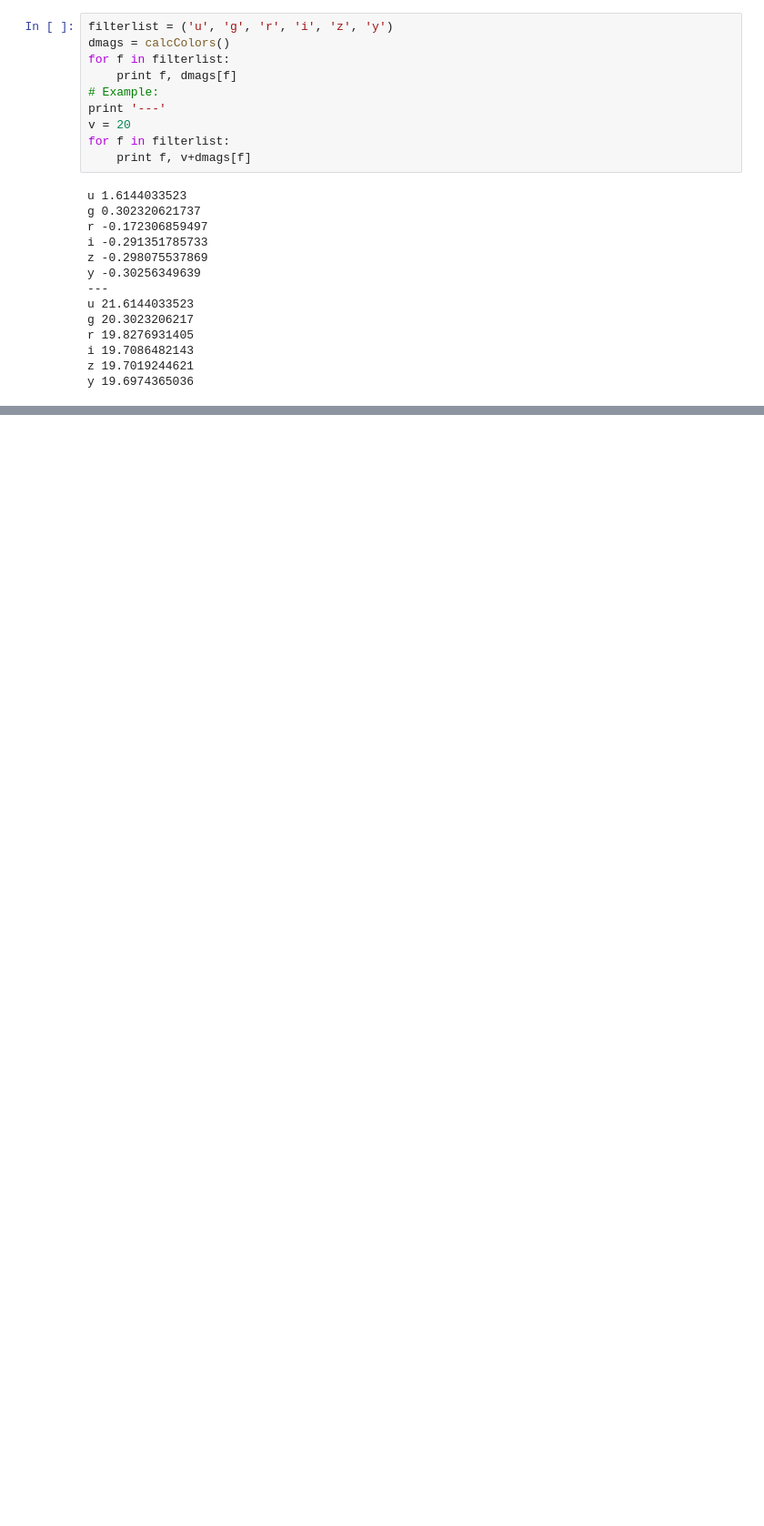
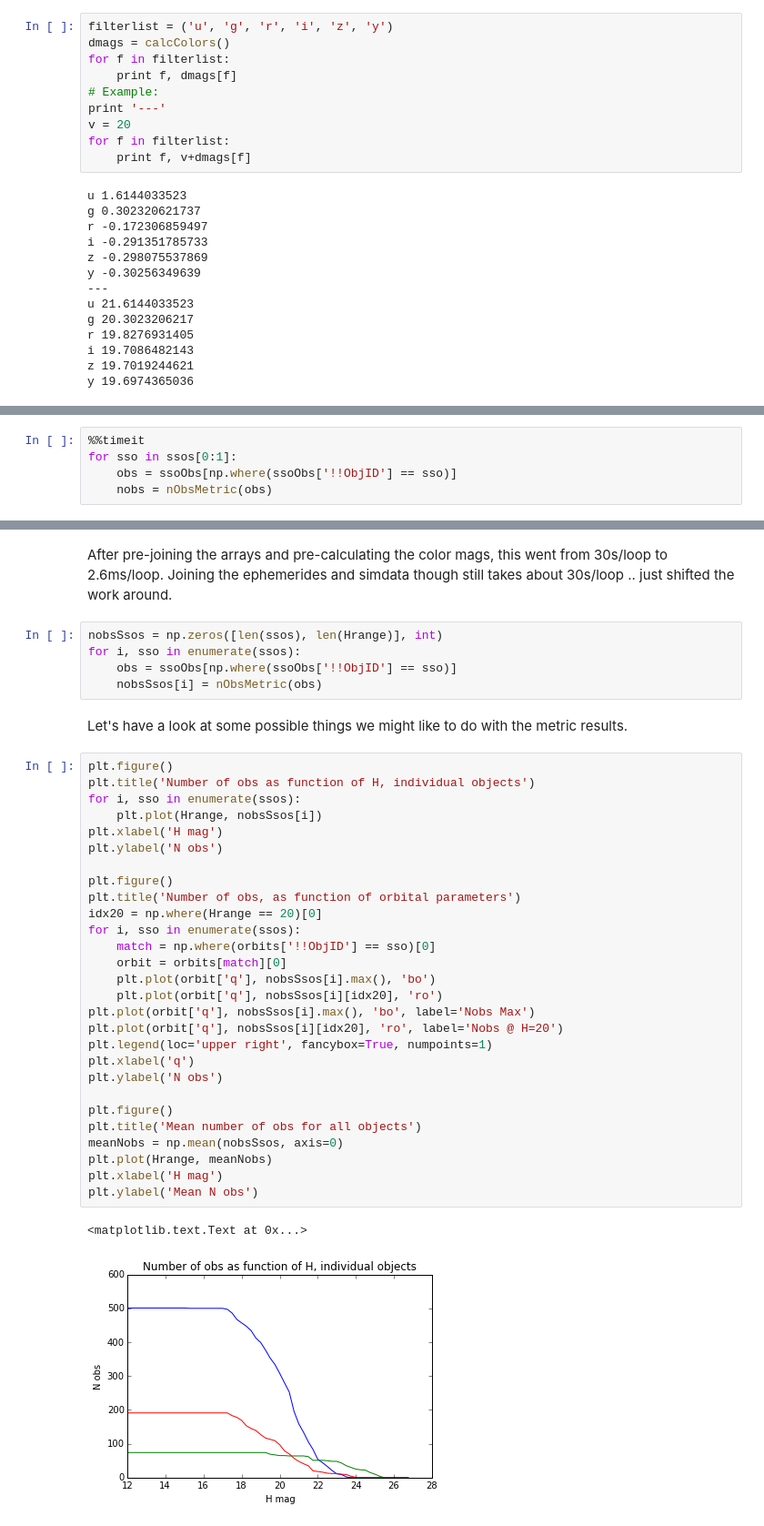
Before and after one commit to rhiannonlynne/MafSSO, a Jupyter notebook: Prototype Maf SSO detections.ipynb, the cells around one changed output, grey strips where cells are left out. Shown at 91% size. Saved outputs shown, nothing was run; the diff lists cells and outputs as text; blank space fills up the shorter version.

```diff
--- a/Prototype Maf SSO detections.ipynb
+++ b/Prototype Maf SSO detections.ipynb
@@ -377,0 +453,5 @@ y 19.6974365036
+# %%
+%%timeit
+for sso in ssos[0:1]:
+    obs = ssoObs[np.where(ssoObs['!!ObjID'] == sso)]
+    nobs = nObsMetric(obs)
@@ -377,0 +460,40 @@ y 19.6974365036
+# %% [markdown]
+After pre-joining the arrays and pre-calculating the color mags, this went from 30s/loop to 2.6ms/loop. Joining the ephemerides and simdata though still takes about 30s/loop .. just shifted the work around.
+# %%
+nobsSsos = np.zeros([len(ssos), len(Hrange)], int)
+for i, sso in enumerate(ssos):
+    obs = ssoObs[np.where(ssoObs['!!ObjID'] == sso)]
+    nobsSsos[i] = nObsMetric(obs)
+# %% [markdown]
+Let's have a look at some possible things we might like to do with the metric results.
+# %%
+plt.figure()
+plt.title('Number of obs as function of H, individual objects')
+for i, sso in enumerate(ssos):
+    plt.plot(Hrange, nobsSsos[i])
+plt.xlabel('H mag')
+plt.ylabel('N obs')
+
+plt.figure()
+plt.title('Number of obs, as function of orbital parameters')
+idx20 = np.where(Hrange == 20)[0]
+for i, sso in enumerate(ssos):
+    match = np.where(orbits['!!ObjID'] == sso)[0]
+    orbit = orbits[match][0]
+    plt.plot(orbit['q'], nobsSsos[i].max(), 'bo')
+    plt.plot(orbit['q'], nobsSsos[i][idx20], 'ro')
+plt.plot(orbit['q'], nobsSsos[i].max(), 'bo', label='Nobs Max')
+plt.plot(orbit['q'], nobsSsos[i][idx20], 'ro', label='Nobs @ H=20')
+plt.legend(loc='upper right', fancybox=True, numpoints=1)
+plt.xlabel('q')
+plt.ylabel('N obs')
+
+plt.figure()
+plt.title('Mean number of obs for all objects')
+meanNobs = np.mean(nobsSsos, axis=0)
+plt.plot(Hrange, meanNobs)
+plt.xlabel('H mag')
+plt.ylabel('Mean N obs')
+# %% [output]
+<matplotlib.text.Text at 0x...>
+[figure, added]
```
Also changed, not shown: parts of 23 cells of this notebook.
